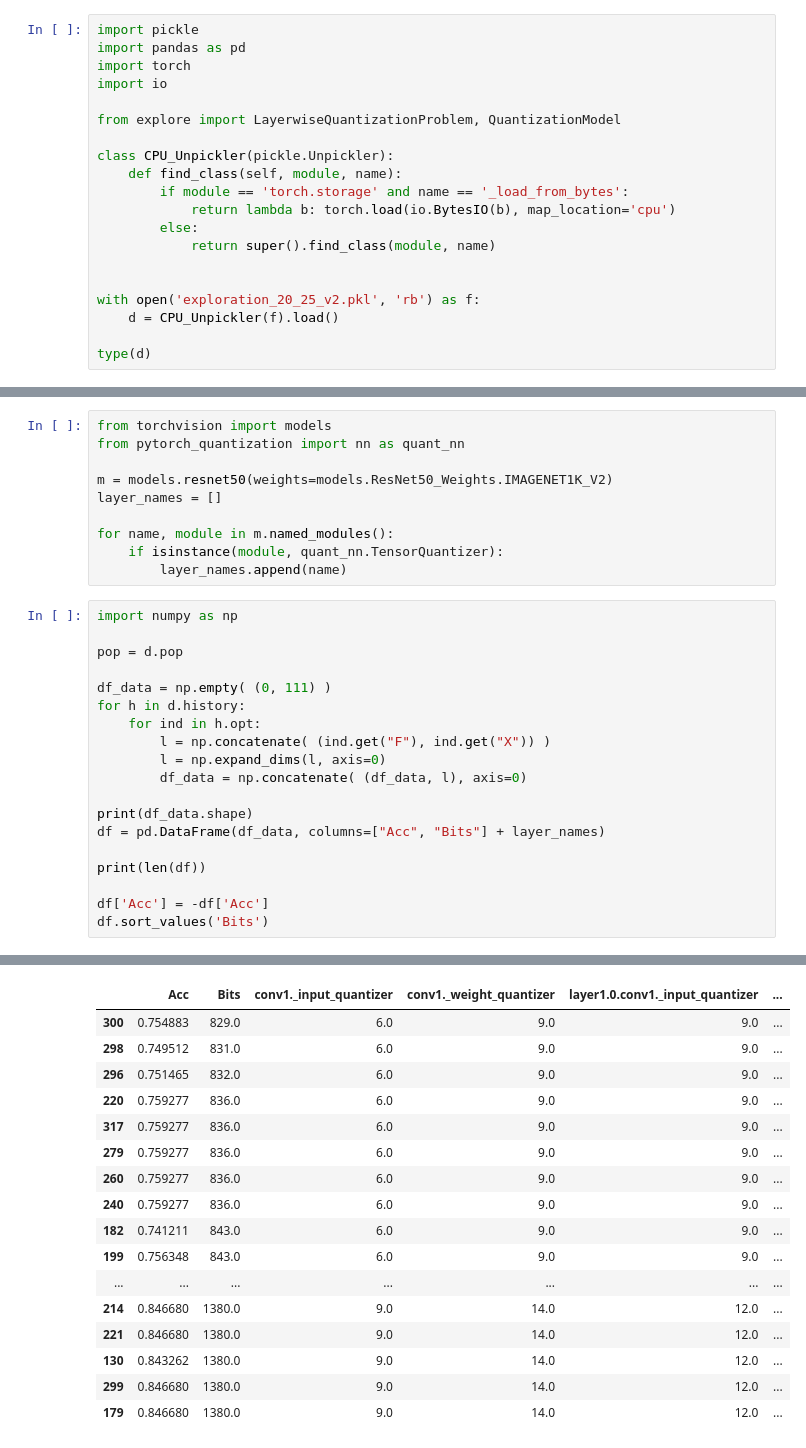
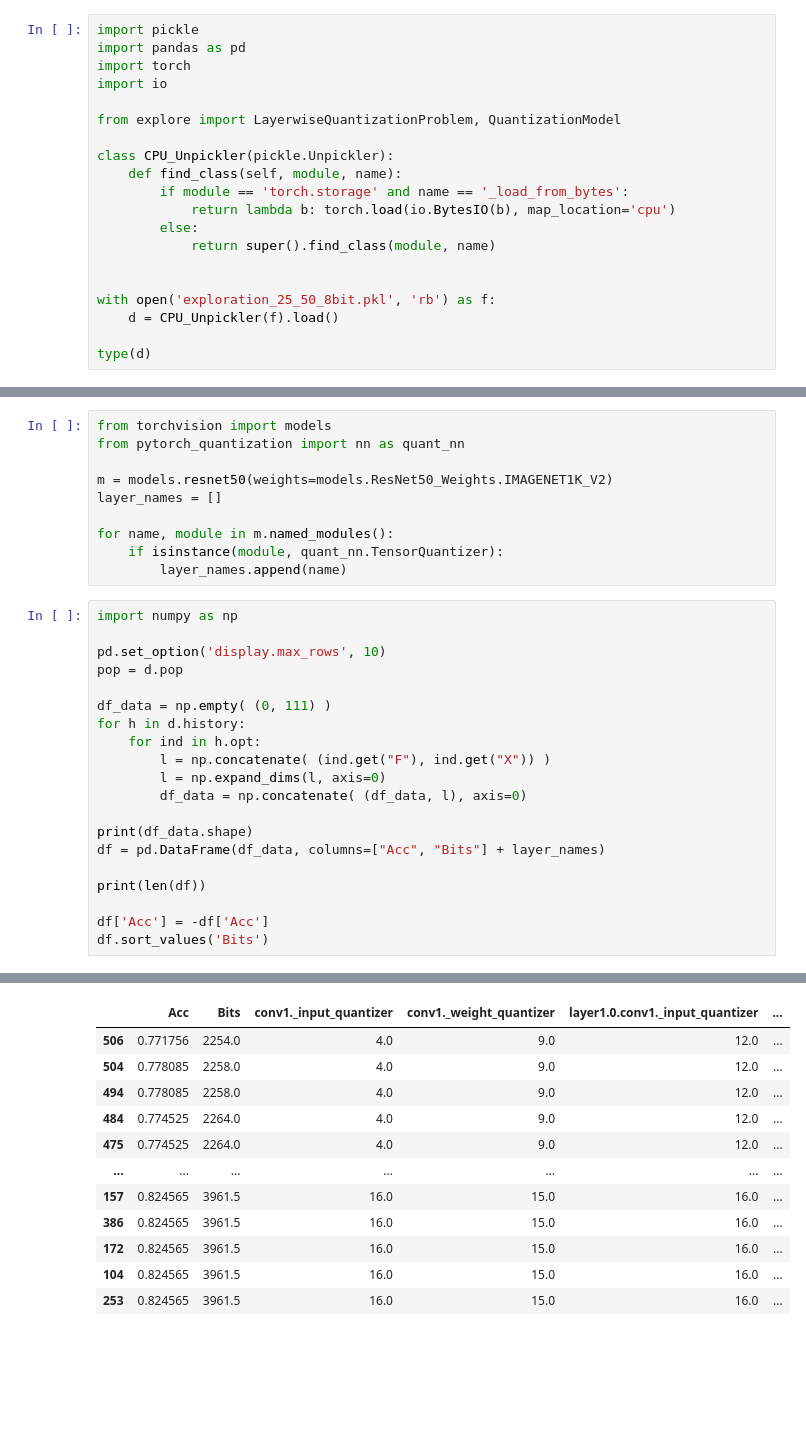
Before and after one commit to itiv-kit/dnn-model-exploration, a Jupyter notebook: simple_resnet/exploration/data_analysis.ipynb, the cells around one changed output, grey strips where cells are left out. Cells and saved outputs as stored; diff of their text form; blank space fills up the shorter version.

```diff
--- a/simple_resnet/exploration/data_analysis.ipynb
+++ b/simple_resnet/exploration/data_analysis.ipynb
@@ -14,7 +14,7 @@ class CPU_Unpickler(pickle.Unpickler):
             return super().find_class(module, name)
 
 
-with open('exploration_20_25_v2.pkl', 'rb') as f:
+with open('exploration_25_50_8bit.pkl', 'rb') as f:
     d = CPU_Unpickler(f).load()
 
 type(d)
@@ -33,6 +33,7 @@ for name, module in m.named_modules():
 # %%
 import numpy as np
 
+pd.set_option('display.max_rows', 10)
 pop = d.pop
 
 df_data = np.empty( (0, 111) )
@@ -55,17 +56,12 @@ df.sort_values('Bits')
 |  | Acc | Bits | conv1._input_quantizer | conv1._weight_quantizer | layer1.0.conv1._input_quantizer | ... |
-| 300 | 0.754883 | 829.0 | 6.0 | 9.0 | 9.0 | ... |
-| 298 | 0.749512 | 831.0 | 6.0 | 9.0 | 9.0 | ... |
-| 296 | 0.751465 | 832.0 | 6.0 | 9.0 | 9.0 | ... |
-| 220 | 0.759277 | 836.0 | 6.0 | 9.0 | 9.0 | ... |
-| 317 | 0.759277 | 836.0 | 6.0 | 9.0 | 9.0 | ... |
-| 279 | 0.759277 | 836.0 | 6.0 | 9.0 | 9.0 | ... |
-| 260 | 0.759277 | 836.0 | 6.0 | 9.0 | 9.0 | ... |
-| 240 | 0.759277 | 836.0 | 6.0 | 9.0 | 9.0 | ... |
-| 182 | 0.741211 | 843.0 | 6.0 | 9.0 | 9.0 | ... |
-| 199 | 0.756348 | 843.0 | 6.0 | 9.0 | 9.0 | ... |
+| 506 | 0.771756 | 2254.0 | 4.0 | 9.0 | 12.0 | ... |
+| 504 | 0.778085 | 2258.0 | 4.0 | 9.0 | 12.0 | ... |
+| 494 | 0.778085 | 2258.0 | 4.0 | 9.0 | 12.0 | ... |
+| 484 | 0.774525 | 2264.0 | 4.0 | 9.0 | 12.0 | ... |
+| 475 | 0.774525 | 2264.0 | 4.0 | 9.0 | 12.0 | ... |
 | ... | ... | ... | ... | ... | ... | ... |
-| 214 | 0.846680 | 1380.0 | 9.0 | 14.0 | 12.0 | ... |
-| 221 | 0.846680 | 1380.0 | 9.0 | 14.0 | 12.0 | ... |
-| 130 | 0.843262 | 1380.0 | 9.0 | 14.0 | 12.0 | ... |
-| 299 | 0.846680 | 1380.0 | 9.0 | 14.0 | 12.0 | ... |
-| 179 | 0.846680 | 1380.0 | 9.0 | 14.0 | 12.0 | ... |
+| 157 | 0.824565 | 3961.5 | 16.0 | 15.0 | 16.0 | ... |
+| 386 | 0.824565 | 3961.5 | 16.0 | 15.0 | 16.0 | ... |
+| 172 | 0.824565 | 3961.5 | 16.0 | 15.0 | 16.0 | ... |
+| 104 | 0.824565 | 3961.5 | 16.0 | 15.0 | 16.0 | ... |
+| 253 | 0.824565 | 3961.5 | 16.0 | 15.0 | 16.0 | ... |
```
Also changed, not shown: parts of 6 cells of this notebook, 4 other files.
